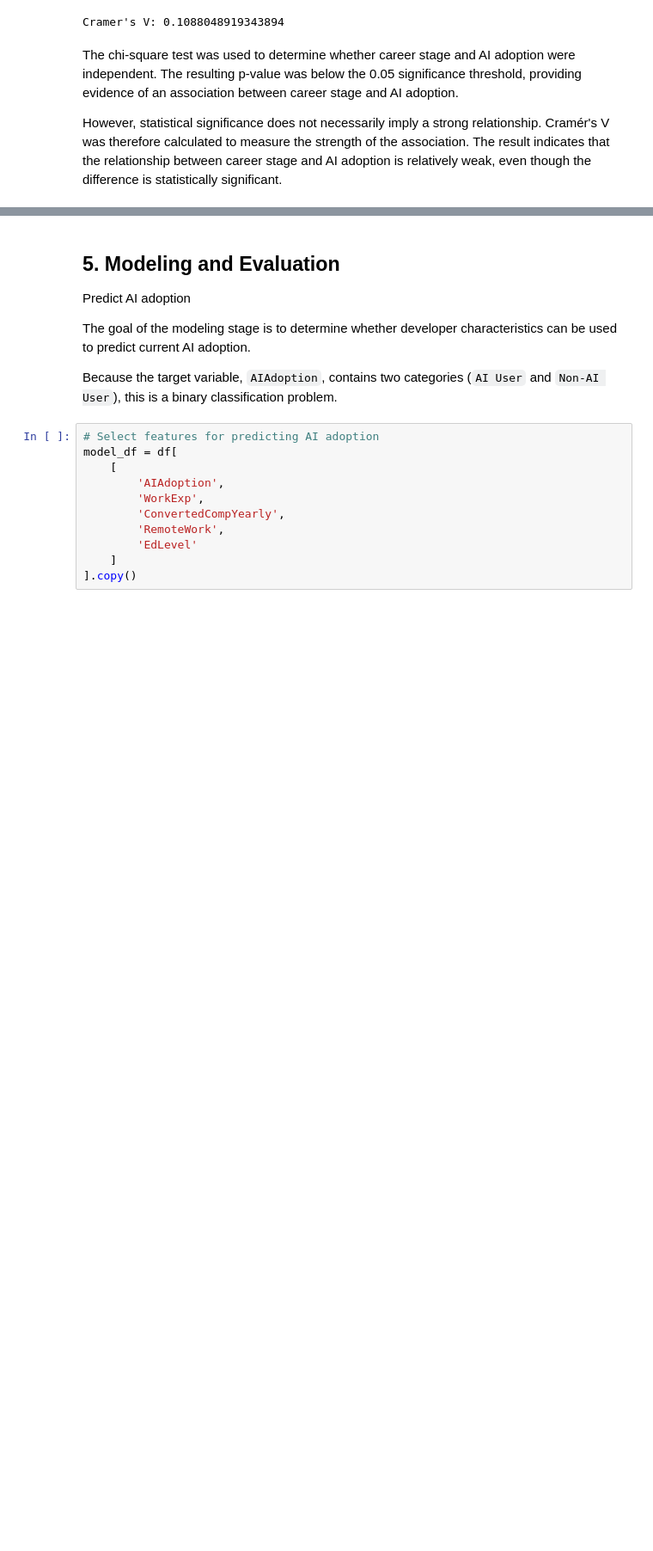
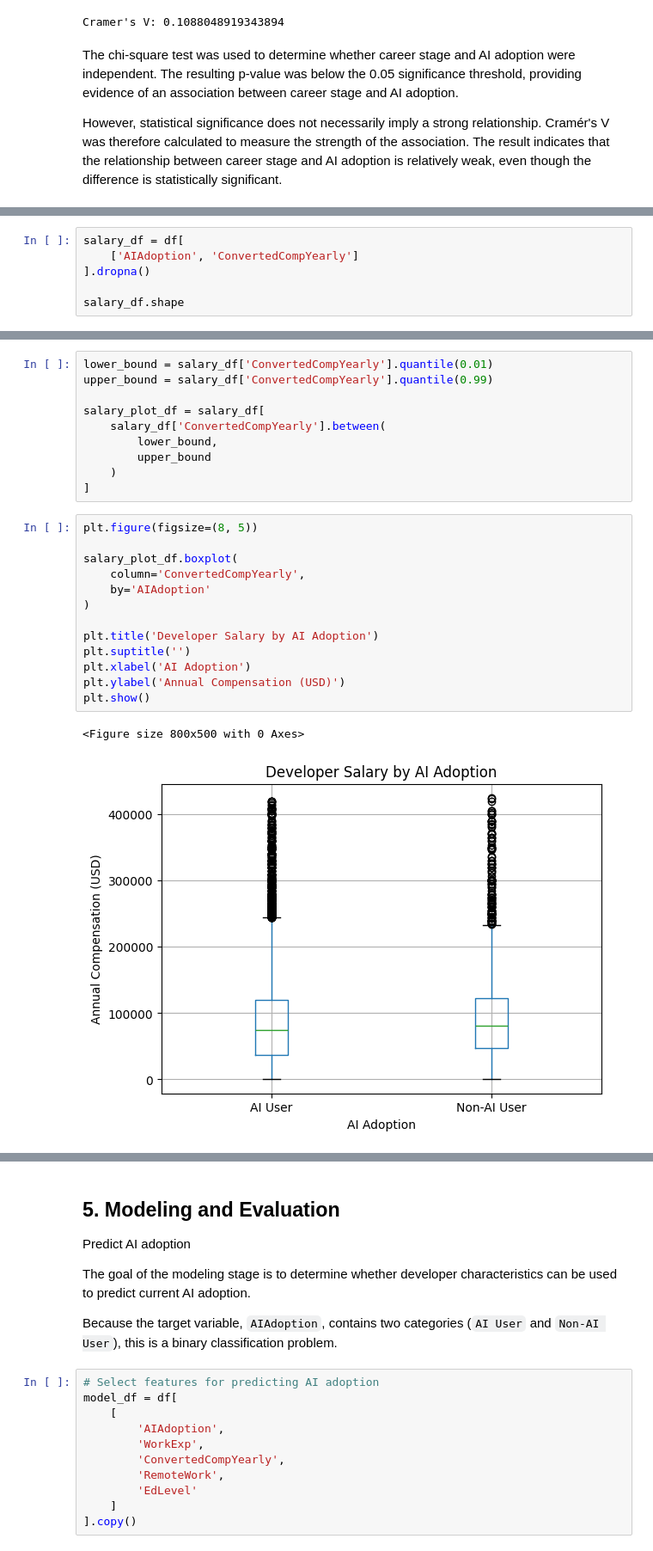
Before and after one commit to RaveTheBrave/Udacity-Data-Science-Stack-Overflow-Blog-Post, a Jupyter notebook: Stack Overflow Blog Post.ipynb, the cells around one changed output, grey strips where cells are left out. Shown at 86% size. Cells and saved outputs as stored; diff of their text form; blank space fills up the shorter version.

```diff
--- a/Stack Overflow Blog Post.ipynb
+++ b/Stack Overflow Blog Post.ipynb
@@ -653,0 +1318,6 @@ weak, even though the difference is statistically significant.
+# %%
+salary_df = df[
+    ['AIAdoption', 'ConvertedCompYearly']
+].dropna()
+
+salary_df.shape
@@ -653,0 +1377,26 @@ weak, even though the difference is statistically significant.
+# %%
+lower_bound = salary_df['ConvertedCompYearly'].quantile(0.01)
+upper_bound = salary_df['ConvertedCompYearly'].quantile(0.99)
+
+salary_plot_df = salary_df[
+    salary_df['ConvertedCompYearly'].between(
+        lower_bound,
+        upper_bound
+    )
+]
+# %%
+plt.figure(figsize=(8, 5))
+
+salary_plot_df.boxplot(
+    column='ConvertedCompYearly',
+    by='AIAdoption'
+)
+
+plt.title('Developer Salary by AI Adoption')
+plt.suptitle('')
+plt.xlabel('AI Adoption')
+plt.ylabel('Annual Compensation (USD)')
+plt.show()
+# %% [output]
+<Figure size 800x500 with 0 Axes>
+[figure, added]
```
Also changed, not shown: parts of 66 cells of this notebook.
